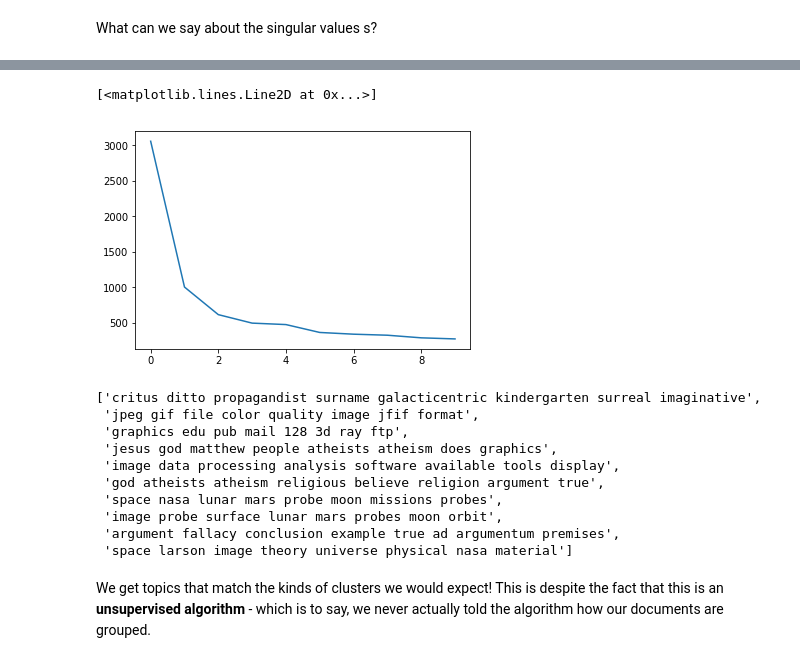
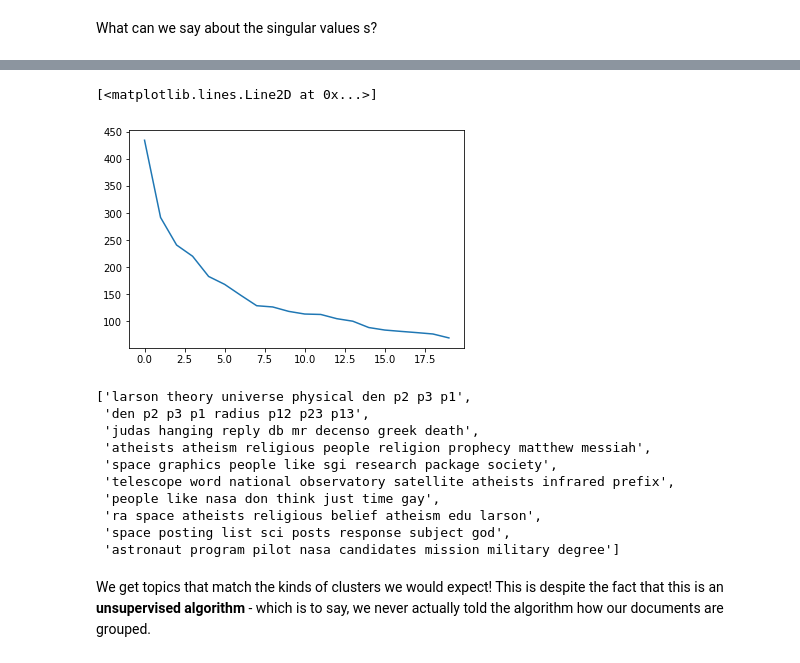
Before and after one commit to abbasshujah/nlpcourse, a Jupyter notebook: 2-svd-nmf-topic-modeling.ipynb, the cells around one changed output, grey strips where cells are left out. Cells and saved outputs as stored; diff of their text form; code cells hidden in the pictures.

```diff
--- a/2-svd-nmf-topic-modeling.ipynb
+++ b/2-svd-nmf-topic-modeling.ipynb
@@ -414,8 +431,8 @@ plt.plot(s);
 # %%
-plt.plot(s[:10])
+plt.plot(s[:20])
 # %% [output]
 [<matplotlib.lines.Line2D at 0x...>]
-[figure, old version]
+[figure, new version]
 # %%
 num_top_words=8
 
@@ -424,18 +441,18 @@ def show_topics(a):
     topic_words = ([top_words(t) for t in a])
     return [' '.join(t) for t in topic_words]
 # %%
-show_topics(Vh[:10])
+show_topics(Vh[10:20])
 # %% [output]
-['critus ditto propagandist surname galacticentric kindergarten surreal imaginative',
- 'jpeg gif file color quality image jfif format',
- 'graphics edu pub mail 128 3d ray ftp',
- 'jesus god matthew people atheists atheism does graphics',
- 'image data processing analysis software available tools display',
- 'god atheists atheism religious believe religion argument true',
- 'space nasa lunar mars probe moon missions probes',
- 'image probe surface lunar mars probes moon orbit',
- 'argument fallacy conclusion example true ad argumentum premises',
- 'space larson image theory universe physical nasa material']
+['larson theory universe physical den p2 p3 p1',
+ 'den p2 p3 p1 radius p12 p23 p13',
+ 'judas hanging reply db mr decenso greek death',
+ 'atheists atheism religious people religion prophecy matthew messiah',
+ 'space graphics people like sgi research package society',
+ 'telescope word national observatory satellite atheists infrared prefix',
+ 'people like nasa don think just time gay',
+ 'ra space atheists religious belief atheism edu larson',
+ 'space posting list sci posts response subject god',
+ 'astronaut program pilot nasa candidates mission military degree']
 # %% [markdown]
 We get topics that match the kinds of clusters we would expect! This is despite the fact that this is an **unsupervised algorithm** - which is to say, we never actually told the algorithm how our documents are grouped.
 # %% [markdown]
```
Also changed, not shown: parts of 16 cells of this notebook.
